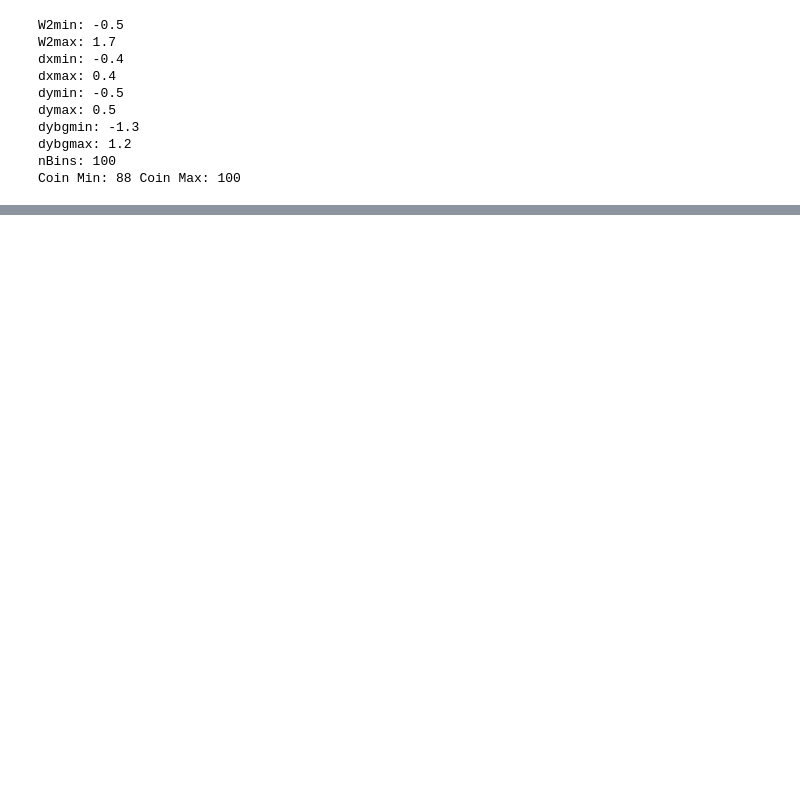
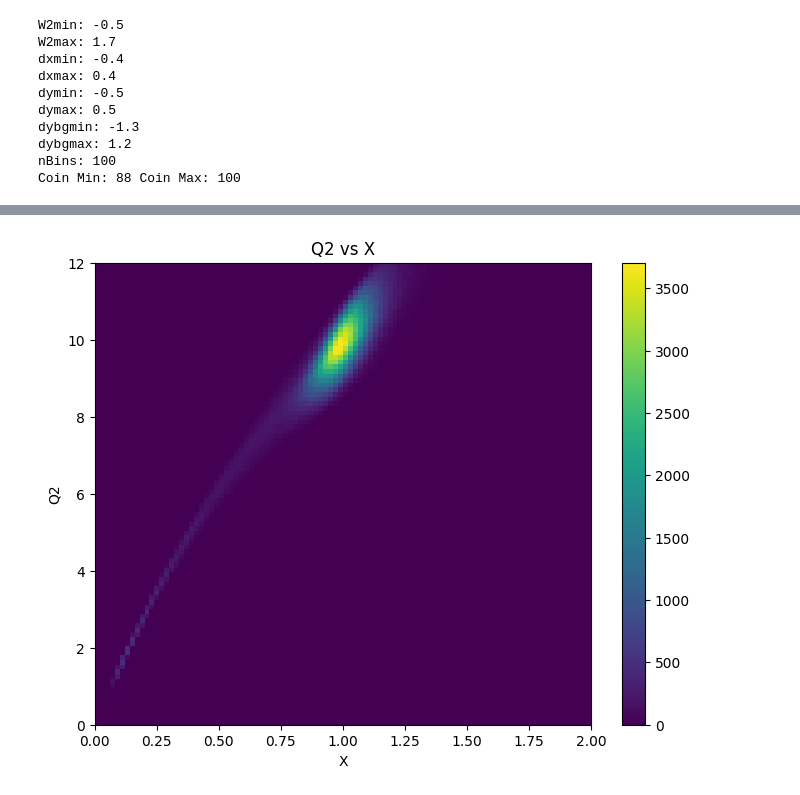
Before and after one commit to hp4xz/GEnAnalysis, a Jupyter notebook: inelasticsim/InelasticStudy.ipynb, the cells around one changed output, grey strips where cells are left out. Cells and saved outputs as stored; diff of their text form; code cells hidden in the pictures; blank space fills up the shorter version.

```diff
--- a/inelasticsim/InelasticStudy.ipynb
+++ b/inelasticsim/InelasticStudy.ipynb
@@ -394,0 +495,2 @@ def CompareUPCS(config):
+# %%
+save2=q2x("4")
@@ -394,0 +509,18 @@ def CompareUPCS(config):
+# %%
+bin_centers_x, bin_centers_y, xq2=save2[-1]
+X, Y = np.meshgrid(bin_centers_x, bin_centers_y)
+
+# Plotting the 2D histogram
+plt.figure(figsize=(8, 6))
+plt.pcolormesh(X, Y, xq2.T, shading='auto', cmap='viridis')
+plt.colorbar()
+
+# Labeling the plot
+plt.xlabel('X')
+plt.ylabel('Q2')
+plt.title('Q2 vs X')
+
+# Show the plot
+plt.show()
+# %% [output]
+[figure, added]
```
Also changed, not shown: parts of 42 cells of this notebook.
